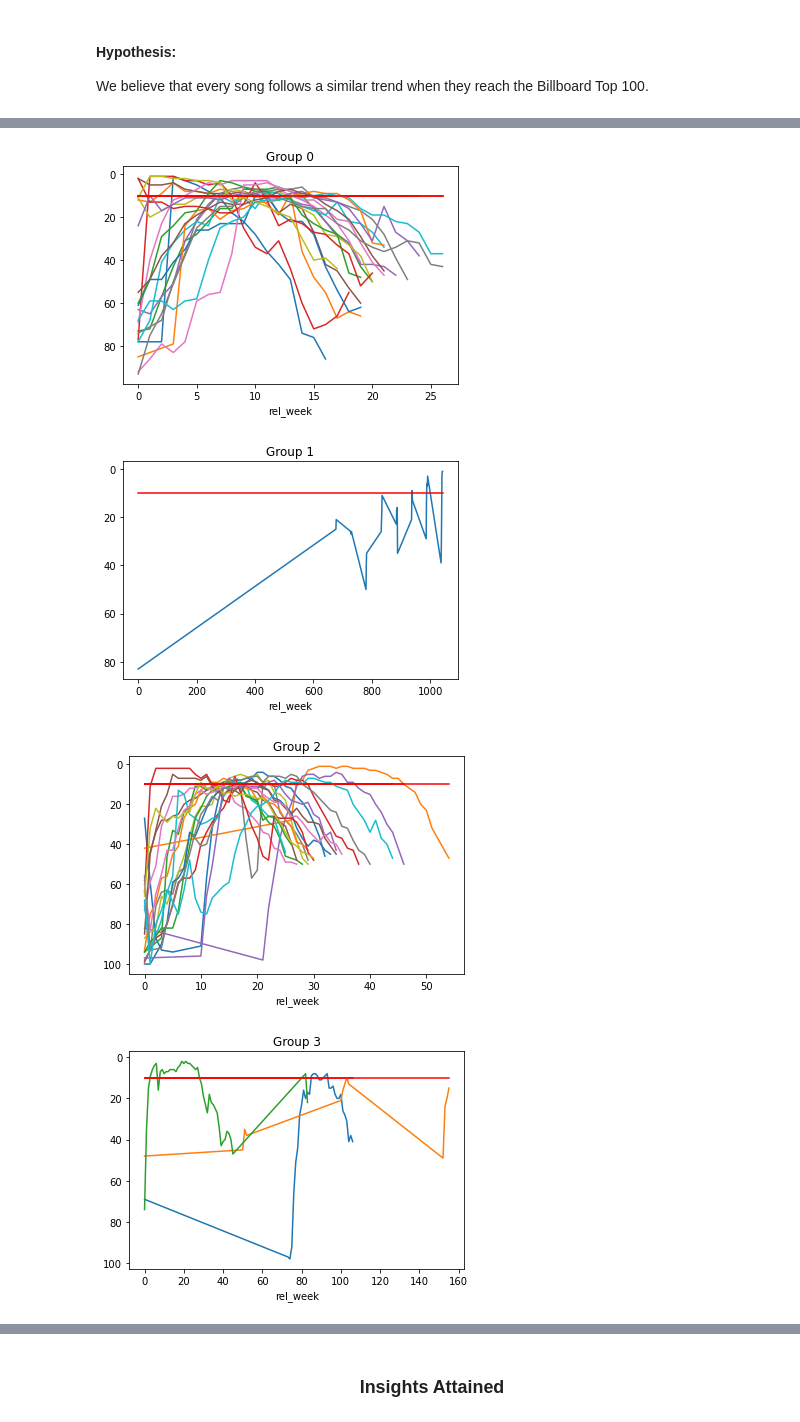
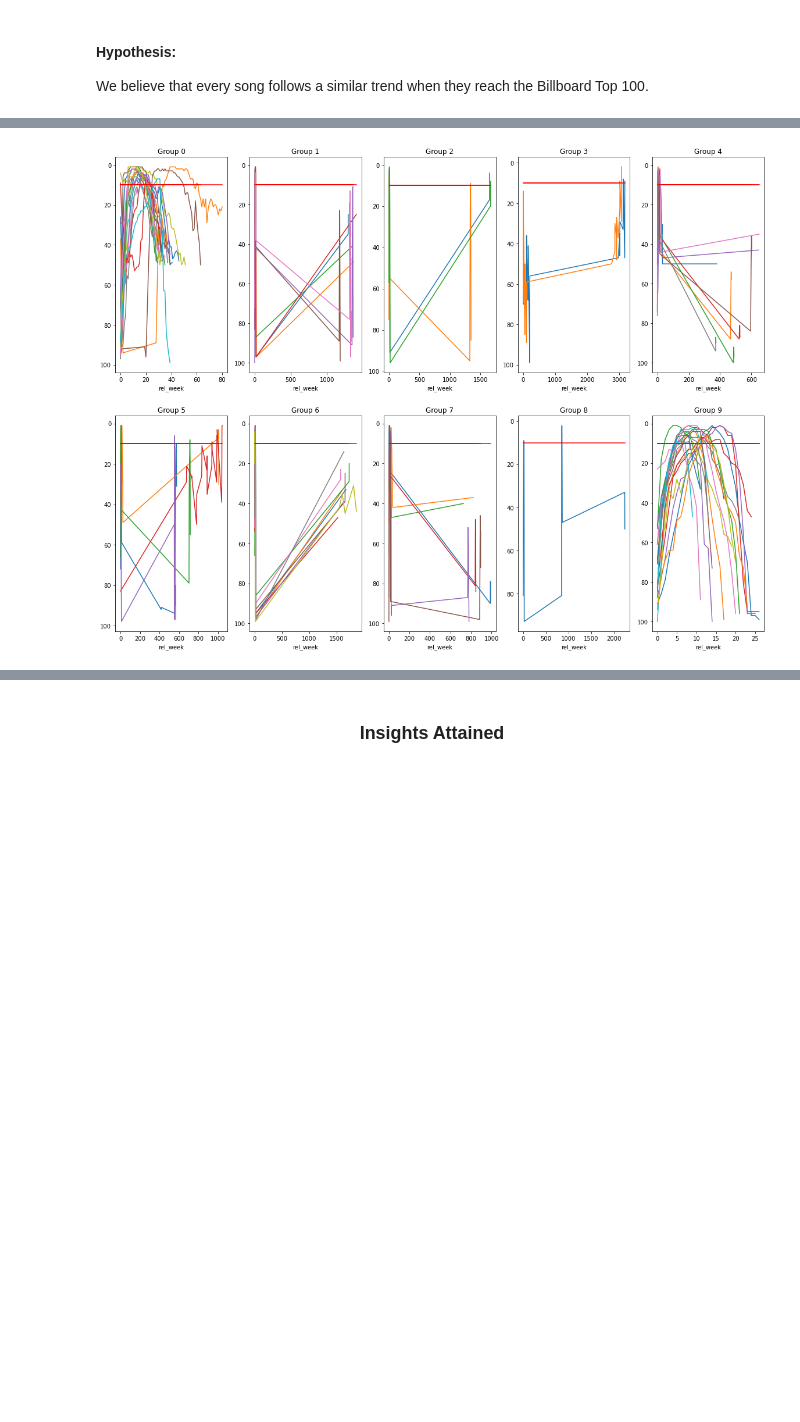
Before and after one commit to tvarano/hit-analyzer, a Jupyter notebook: main.ipynb, the cells around one changed output, grey strips where cells are left out. Saved outputs shown, nothing was run; the diff lists cells and outputs as text; code cells hidden in the pictures; blank space fills up the shorter version.

```diff
--- a/main.ipynb
+++ b/main.ipynb
@@ -27,7 +27,7 @@ df = df.rename(columns={'WeekID': 'week', 'Week Position': 'week_position', 'Son
 df = df.astype({"week": 'datetime64'})
 # %%
 # stuff after 2000... obvi remove
-df = df[df.week > pd.to_datetime(datetime.date(2000, 1, 1))]
+# df = df[df.week > pd.to_datetime(datetime.date(2000, 1, 1))]
 # %%
 # make a copy incase we fuck some data
 dfcpy = df.copy()
@@ -96,9 +83,0 @@ df = df.drop(columns=['peak_position'])
-# %%
-ax = plt.gca()
-# for s in df.song.unique():
-s = "Bad RomanceLady Gaga"
-df[df.songid == s].plot(x='week', y='week_position', ax = ax)
-horiz_line_data = np.array([10 for i in range(len(df[df.songid == s]))])
-plt.plot(df[df.songid == s].week, horiz_line_data, 'r')
-plt.gca().invert_yaxis()
-# print(min(pk))
@@ -120,13 +97,6 @@ for s in df.songid.unique():
 
     if len(song_instances[song_instances.week_position <= 10].week) != 0:
         week = 1
-
-        # remove all instances of the song that are more than 2 years out from the previous time on the charts
-        indxs = song_instances.index.values
-        for i in range(len(indxs)-1, 1, -1):
-            if (song_instances.loc[indxs[i]].week - song_instances.loc[indxs[i-1]].week).days / 365 > 2:
-                df.drop(indxs[i], inplace=True)
-                song_instances.drop(indxs[i], inplace=True)
 
         # get all peaks and their weeks
         # inflection points of graph in form:
@@ -175,11 +145,6 @@ for s in df.songid.unique():
         song_info.loc[s, 'end_week'] = max(song_instances.week)
         song_info.loc[s, 'start_peak'] = longest_peak[0][0]
         song_info.loc[s, 'end_peak'] = longest_peak[1][0]
-        # control_pts[s] = (min(song_instances.week), max(song_instances.week), longest_peak[0][0], longest_peak[1][0])
-
-
-        # print(s)
-        # print(longest_peak)
 # %%
 # note we had to deal with prince popping back up on the charts after he died (and we might be dead by tomorrowsoko)
 # dealt with those weirdly
@@ -303,3 +262,5 @@ len(all_predictions)
+# %%
+song_info.drop(columns=['group'], inplace=True)
 # %%
 #assigns the cluster number to the train dataframe for each corresponding song
 # for i,r in train.iterrows():
@@ -380,24 +324,18 @@ for c in cluster:
 # %%
 from random import sample
 frames = {}
-poop = [8,1,4,7]
+fig, axs = plt.subplots(1,5,figsize=(20,15))
 for c in sorted(cluster):
     temp = song_info[song_info.group == c].index.values
     if len(temp) > 20:
         temp = sample(temp.tolist(),20)
-    ax = plt.gca()
     df = df.sort_values(by='week')
     for s in temp:
-    # for s in df.song.unique():
-        df[df.songid == s].plot(x='rel_week', y='week_position', ax = ax)
+        df[df.songid == s].plot(x='rel_week', y='week_position', ax = axs[c//5, c%5])
         horiz_line_data = np.array([10 for i in range(len(df[df.songid == s]))])
-        plt.plot(df[df.songid == s].rel_week, horiz_line_data, 'r')
-    plt.gca().invert_yaxis()
-    ax.get_legend().remove()
-    plt.title("Group " + str(c))
-    plt.show()
+        axs[c//5, c%5].plot(df[df.songid == s].rel_week, horiz_line_data, 'r')
+    axs[c//5, c%5].invert_yaxis()
+    axs[c//5, c%5].get_legend().remove()
+    axs[c//5, c%5].title.set_text("Group " + str(c))
 # %% [output]
-[figure, old version]
+[figure, new version]
-[figure, removed]
-[figure, removed]
-[figure, removed]
```
Also changed, not shown: parts of 22 cells of this notebook, 3 other files.
